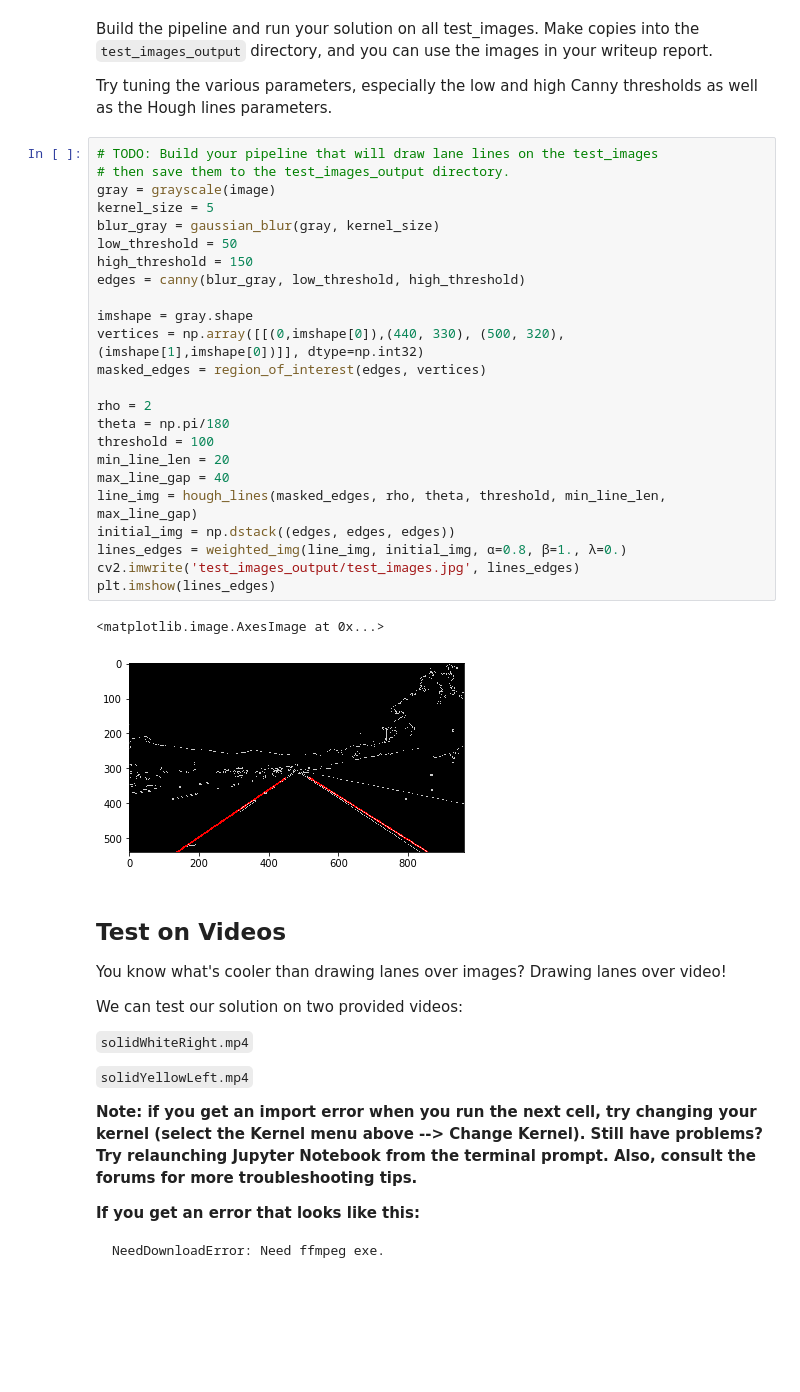
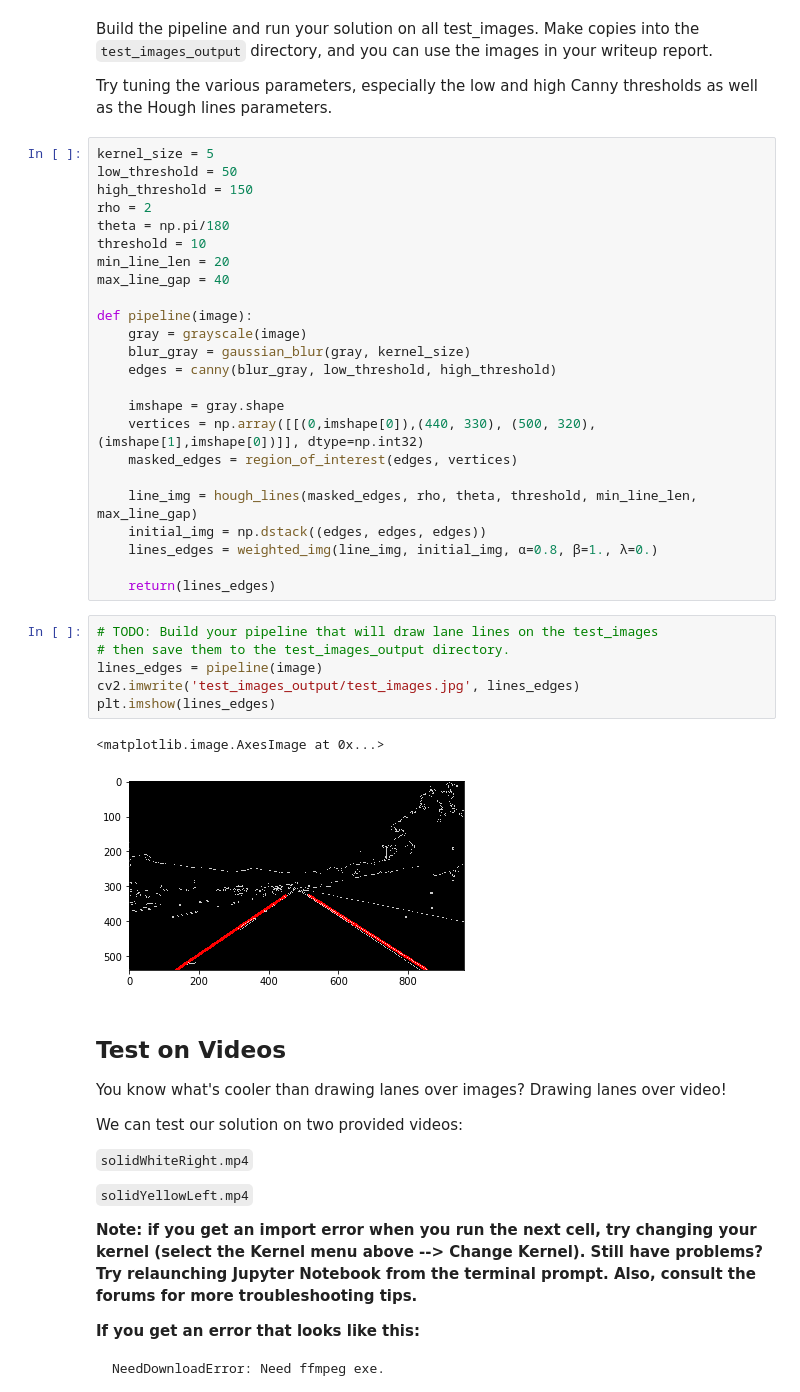
Before and after one commit to minkvsky/CarND-LaneLines-P1, a Jupyter notebook: P1.ipynb, the cells around one changed output. Saved outputs shown, nothing was run; the diff lists cells and outputs as text; blank space fills up the shorter version.

```diff
--- a/P1.ipynb
+++ b/P1.ipynb
@@ -334,32 +253,38 @@ Build the pipeline and run your solution on all test_images. Make copies into th
 
 Try tuning the various parameters, especially the low and high Canny thresholds as well as the Hough lines parameters.
 # %%
-# TODO: Build your pipeline that will draw lane lines on the test_images
-# then save them to the test_images_output directory.
-gray = grayscale(image)
 kernel_size = 5
-blur_gray = gaussian_blur(gray, kernel_size)
 low_threshold = 50
 high_threshold = 150
-edges = canny(blur_gray, low_threshold, high_threshold)
-
-imshape = gray.shape
-vertices = np.array([[(0,imshape[0]),(440, 330), (500, 320), (imshape[1],imshape[0])]], dtype=np.int32)
-masked_edges = region_of_interest(edges, vertices)
-
 rho = 2
 theta = np.pi/180
-threshold = 100
+threshold = 10
 min_line_len = 20
 max_line_gap = 40
-line_img = hough_lines(masked_edges, rho, theta, threshold, min_line_len, max_line_gap)
-initial_img = np.dstack((edges, edges, edges))
-lines_edges = weighted_img(line_img, initial_img, α=0.8, β=1., λ=0.)
-cv2.imwrite('test_images_output/test_images.jpg', lines_edges)
-plt.imshow(lines_edges)
+
+def pipeline(image):
+    gray = grayscale(image)
+    blur_gray = gaussian_blur(gray, kernel_size)
+    edges = canny(blur_gray, low_threshold, high_threshold)
+
+    imshape = gray.shape
+    vertices = np.array([[(0,imshape[0]),(440, 330), (500, 320), (imshape[1],imshape[0])]], dtype=np.int32)
+    masked_edges = region_of_interest(edges, vertices)
+
+    line_img = hough_lines(masked_edges, rho, theta, threshold, min_line_len, max_line_gap)
+    initial_img = np.dstack((edges, edges, edges))
+    lines_edges = weighted_img(line_img, initial_img, α=0.8, β=1., λ=0.)
+
+    return(lines_edges)
-# %% [output]
-<matplotlib.image.AxesImage at 0x...>
-[figure, removed]
+# %%
+# TODO: Build your pipeline that will draw lane lines on the test_images
+# then save them to the test_images_output directory.
+lines_edges = pipeline(image)
+cv2.imwrite('test_images_output/test_images.jpg', lines_edges)
+plt.imshow(lines_edges)
+# %% [output]
+<matplotlib.image.AxesImage at 0x...>
+[figure, added]
 # %% [markdown]
 ## Test on Videos
 
```
Also changed, not shown: parts of 7 cells of this notebook.
